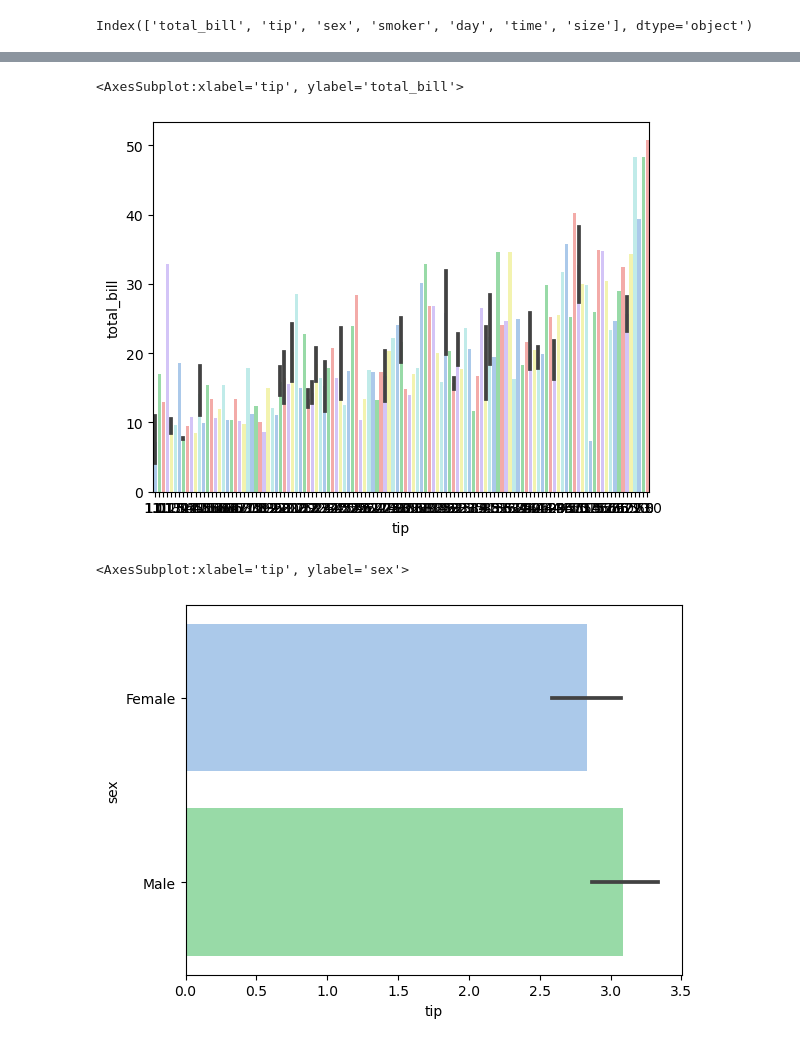
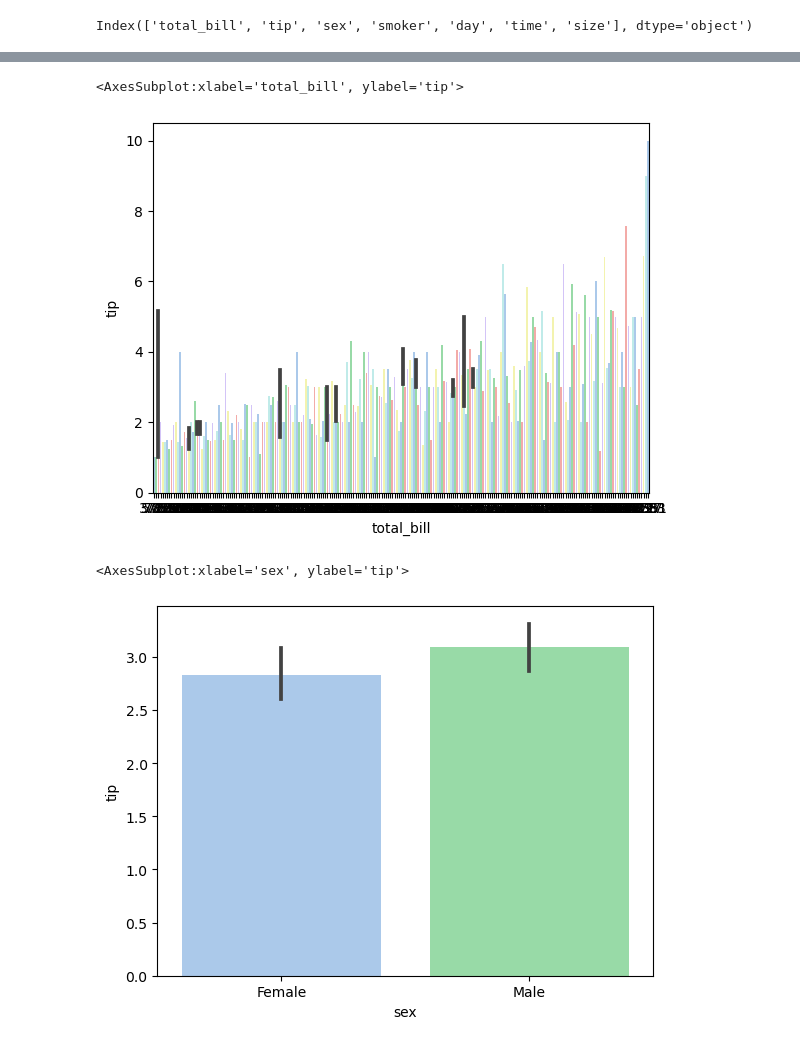
Before and after one commit to Anugrahig/LM-BD-March, a Jupyter notebook: march_bigdata/ml/seaborn/01_seaborn_intro.ipynb, the cells around one changed output, grey strips where cells are left out. Cells and saved outputs as stored; diff of their text form; code cells hidden in the pictures.

```diff
--- a/march_bigdata/ml/seaborn/01_seaborn_intro.ipynb
+++ b/march_bigdata/ml/seaborn/01_seaborn_intro.ipynb
@@ -109,11 +103,11 @@ columns=['total_bill', 'sex', 'smoker', 'day', 'time', 'size']
 # %%
-sns.barplot(x="tip",y="total_bill",data=df,palette="pastel6")
+sns.barplot(y="tip",x="total_bill",data=df,palette="pastel6")
 # %% [output]
-<AxesSubplot:xlabel='tip', ylabel='total_bill'>
+<AxesSubplot:xlabel='total_bill', ylabel='tip'>
-[figure, old version]
+[figure, new version]
 # %%
-sns.barplot(x="tip",y="sex",data=df,palette="pastel6")
+sns.barplot(y="tip",x="sex",data=df,palette="pastel6")
 # %% [output]
-<AxesSubplot:xlabel='tip', ylabel='sex'>
+<AxesSubplot:xlabel='sex', ylabel='tip'>
-[figure, old version]
+[figure, new version]
 # %%
```
Also changed, not shown: parts of 9 cells of this notebook, 6 other files.
